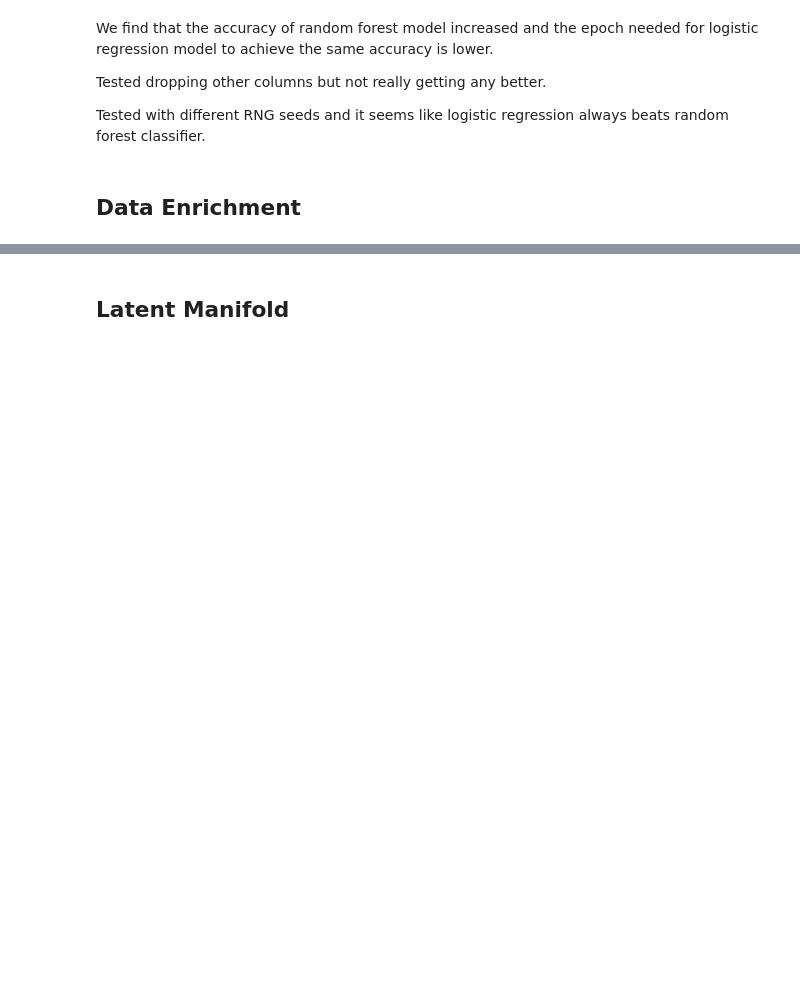
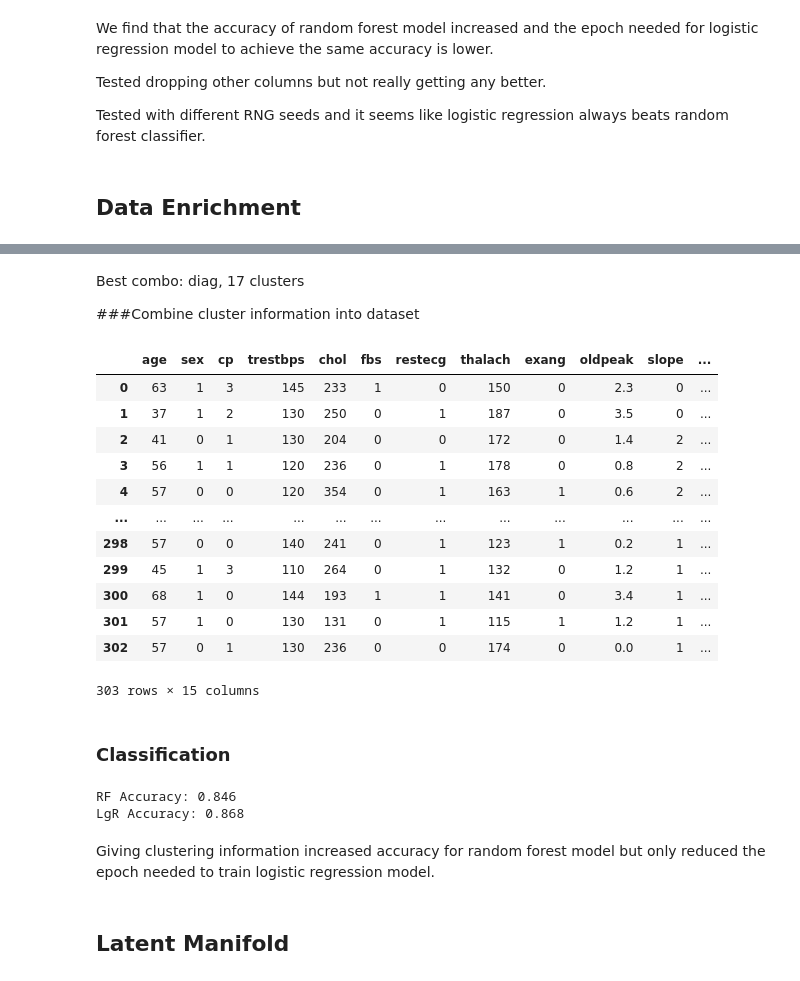
Before and after one commit to roanacla/ML_Heart_Disease_Predictor, a Jupyter notebook: Homework_3.ipynb, the cells around one changed output, grey strips where cells are left out. Drawn from its saved outputs; the diff is of its cells as text; code cells hidden in the pictures; blank space fills up the shorter version.

```diff
--- a/Homework_3.ipynb
+++ b/Homework_3.ipynb
@@ -256,3 +304,52 @@ Tested with different RNG seeds and it seems like logistic regression always bea
+# %% [markdown]
+Best combo: diag, 17 clusters
+
+###Combine cluster information into dataset
+# %%
+labeled_data = pandas.DataFrame(data=clf.predict(X), columns=['Cluster'])
+labeled_data = pandas.concat([data, labeled_data], axis=1)
+labeled_data
+# %% [output]
+|  | age | sex | cp | trestbps | chol | fbs | restecg | thalach | exang | oldpeak | slope | ... |
+| 0 | 63 | 1 | 3 | 145 | 233 | 1 | 0 | 150 | 0 | 2.3 | 0 | ... |
+| 1 | 37 | 1 | 2 | 130 | 250 | 0 | 1 | 187 | 0 | 3.5 | 0 | ... |
+| 2 | 41 | 0 | 1 | 130 | 204 | 0 | 0 | 172 | 0 | 1.4 | 2 | ... |
+| 3 | 56 | 1 | 1 | 120 | 236 | 0 | 1 | 178 | 0 | 0.8 | 2 | ... |
+| 4 | 57 | 0 | 0 | 120 | 354 | 0 | 1 | 163 | 1 | 0.6 | 2 | ... |
+| ... | ... | ... | ... | ... | ... | ... | ... | ... | ... | ... | ... | ... |
+| 298 | 57 | 0 | 0 | 140 | 241 | 0 | 1 | 123 | 1 | 0.2 | 1 | ... |
+| 299 | 45 | 1 | 3 | 110 | 264 | 0 | 1 | 132 | 0 | 1.2 | 1 | ... |
+| 300 | 68 | 1 | 0 | 144 | 193 | 1 | 1 | 141 | 0 | 3.4 | 1 | ... |
+| 301 | 57 | 1 | 0 | 130 | 131 | 0 | 1 | 115 | 1 | 1.2 | 1 | ... |
+| 302 | 57 | 0 | 1 | 130 | 236 | 0 | 0 | 174 | 0 | 0.0 | 1 | ... |
+303 rows × 15 columns
+# %% [markdown]
+### Classification
+# %%
+X = labeled_data.drop(['fbs', 'target'], axis=1)
+y = labeled_data['target']
+
+X_train, X_test, y_train, y_test = train_test_split(X, y, test_size=0.3, random_state=42)
+
+rfmodel = RandomForestClassifier(random_state=42)
+rfmodel.fit(X_train, y_train)
+lgrmodel = LogisticRegression(solver='saga', random_state=42, max_iter=5527)
+lgrmodel.fit(X_train, y_train)
+
+# Random forest
+yhat = rfmodel.predict(X_test)
+acc = accuracy_score(y_test, yhat)
+print('RF Accuracy: %.3f' % acc)
+
+# Logistic regression
+yhat = lgrmodel.predict(X_test)
+acc = accuracy_score(y_test, yhat)
+print('LgR Accuracy: %.3f' % acc)
+# %% [output]
+RF Accuracy: 0.846
+LgR Accuracy: 0.868
+# %% [markdown]
+Giving clustering information increased accuracy for random forest model but only reduced the epoch needed to train logistic regression model.
 # %% [markdown]
 ## Latent Manifold
 # %% [markdown]
```
Also changed, not shown: parts of 2 cells of this notebook.
